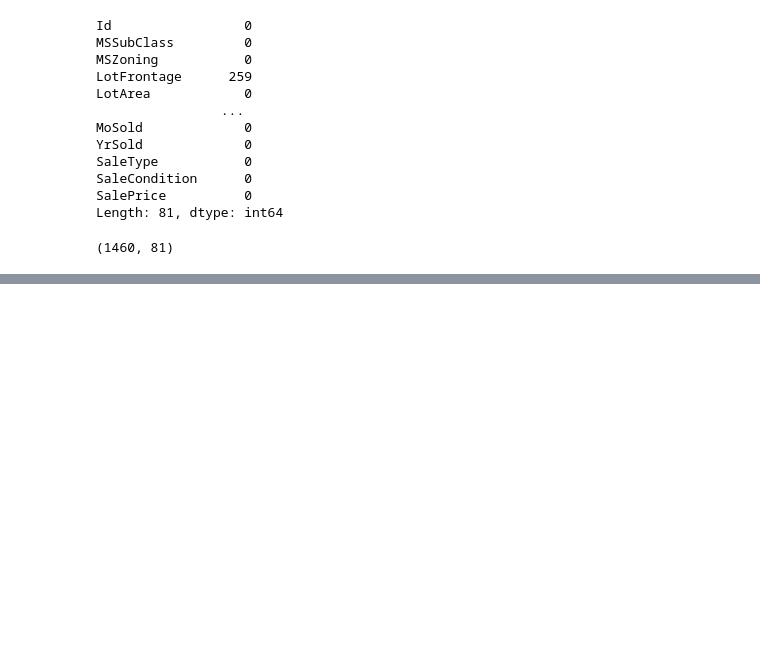
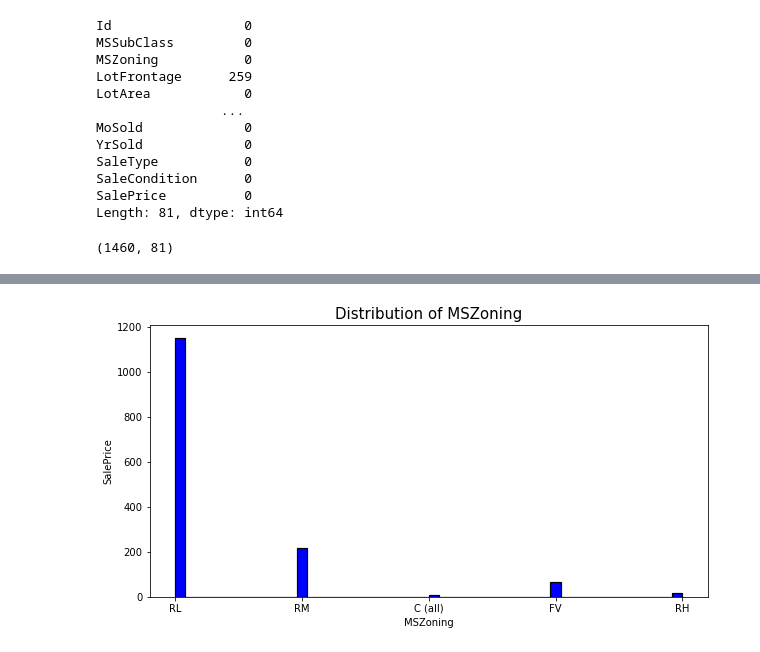
Before and after one commit to emmanuelidehen/MachineLearningModels, a Jupyter notebook: AdvancedRegressionAssignment.ipynb, the cells around one changed output, grey strips where cells are left out. Saved outputs shown, nothing was run; the diff lists cells and outputs as text; code cells hidden in the pictures; blank space fills up the shorter version.

```diff
--- a/AdvancedRegressionAssignment.ipynb
+++ b/AdvancedRegressionAssignment.ipynb
@@ -174,0 +380,5 @@ data.shape
+# %%
+
+numhist("MSZoning", 50)
+# %% [output]
+[figure, added]
```
Also changed, not shown: parts of 67 cells of this notebook.
